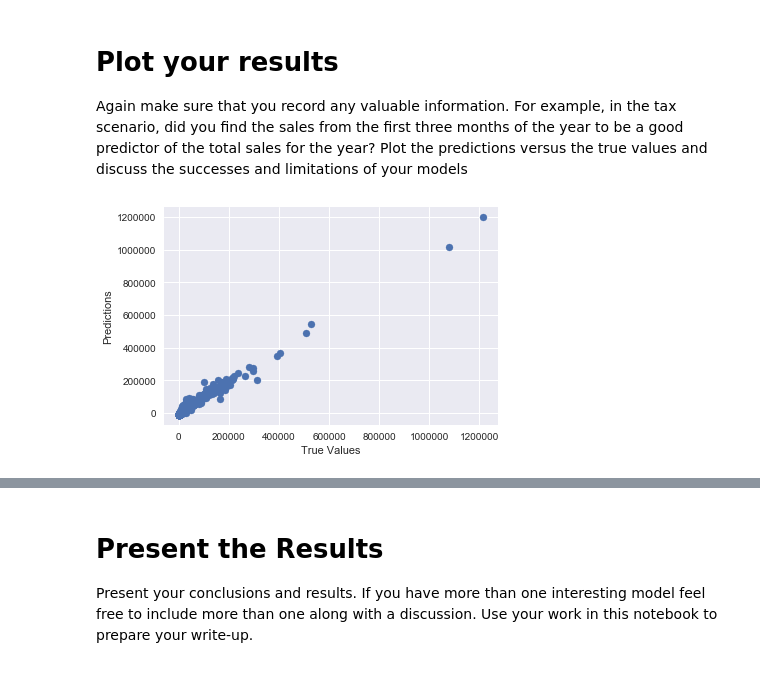
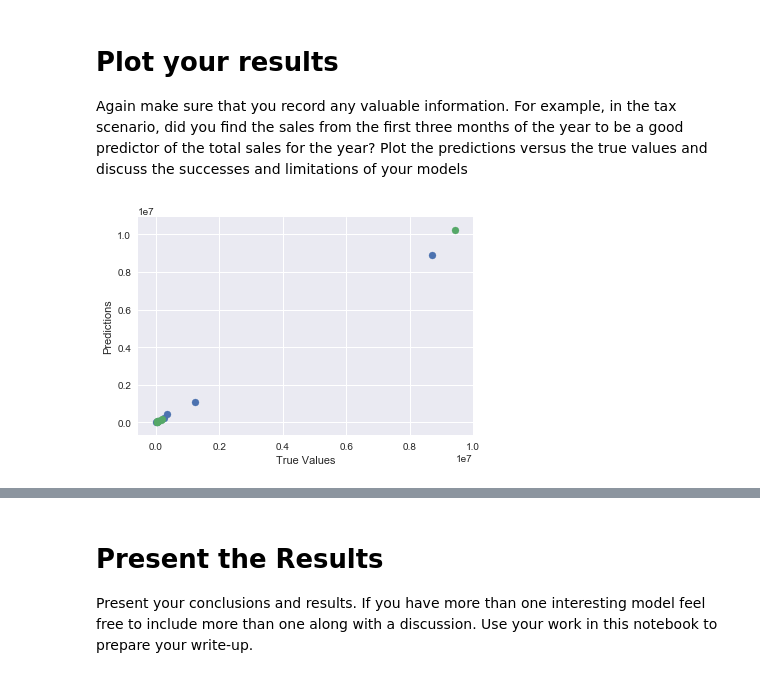
Before and after one commit to matthewbrems/old, a Jupyter notebook: projects/02-project/starter-code/project-2-starter-code-jd.ipynb, the cells around one changed output, grey strips where cells are left out. Saved outputs shown, nothing was run; the diff lists cells and outputs as text; code cells hidden in the pictures.

```diff
--- a/projects/02-project/starter-code/project-2-starter-code-jd.ipynb
+++ b/projects/02-project/starter-code/project-2-starter-code-jd.ipynb
@@ -416,0 +528,36 @@ TOP PERFORMING STORES
+# %%
+liquor_full['sales_2015'] = liquor_full['sale_dollars'][liquor_full.year==2015]
+liquor_full['sales_1Q15'] = liquor_full['sale_dollars'][liquor_full.year==2015 ][liquor_full.month.isin([1,2,3])]
+liquor_full['sales_1Q16'] = liquor_full['sale_dollars'][liquor_full.year==2016 ][liquor_full.month.isin([1,2,3])]
+liquor_full['bottles_2015'] = liquor_full['bottles_sold'][liquor_full.year==2015]
+liquor_full['volume_liters_2015'] = liquor_full['volume_sold_liters'][liquor_full.year==2015]
+
+liquor_full.fillna(0,inplace=True)
+
+aggs = {'bottles_sold': np.sum, 'volume_sold_liters': np.sum, 'state_bottle_retail' : np.sum, 'sales_2015' : np.sum, 'sales_1Q15' : np.sum, 'sales_1Q16' : np.sum, 'bottles_2015': np.sum, 'volume_liters_2015' : np.sum}
+
+liquor_50314 = liquor_full[liquor_full.zip_code=='50314']
+liquor_50320 = liquor_full[liquor_full.zip_code=='50320']
+
+liquor_full_50314 = liquor_50314.groupby(liquor_50314.store_number).agg(aggs)
+liquor_full_50320 = liquor_50320.groupby(liquor_50320.store_number).agg(aggs)
+
+liquor_full_50314['avg_price_per_bottle'] = liquor_full_50314.sales_2015 / liquor_full_50314.bottles_sold
+liquor_full_50314['avg_price_per_liter'] = liquor_full_50314.sales_2015 / liquor_full_50314.volume_sold_liters
+liquor_full_50320['avg_price_per_bottle'] = liquor_full_50320.sales_2015 / liquor_full_50320.bottles_sold
+liquor_full_50320['avg_price_per_liter'] = liquor_full_50320.sales_2015 / liquor_full_50320.volume_sold_liters
+
+
+X_full_50314 = liquor_full_50314[features]
+y_full_50314 = liquor_full_50314['sales_2015']
+X_full_50320 = liquor_full_50320[features]
+y_full_50320 = liquor_full_50320['sales_2015']
+
+# run full data set for 50314 on the model built on the reduced 10% data
+predictions_50314 = model_50314.predict(X_full_50314)
+liquor_full_50314['predictions_2015'] = model_50314.predict(X_full_50314)
+print '50314 score: ', model_50314.score(X_full_50314,y_full_50314)
+
+predictions_50320 = model_50320.predict(X_full_50320)
+liquor_full_50320['predictions_2015'] = model_50320.predict(X_full_50320)
+print '50320 score: ', model_50320.score(X_full_50320,y_full_50320)
@@ -419,11 +569,11 @@ TOP PERFORMING STORES
 
 Again make sure that you record any valuable information. For example, in the tax scenario, did you find the sales from the first three months of the year to be a good predictor of the total sales for the year? Plot the predictions versus the true values and discuss the successes and limitations of your models
 # %%
-predictions = model_desmoines.predict(X)
+plt.scatter(y_full_50314, predictions_50314)
+plt.scatter(y_full_50320, predictions_50320)
 
-plt.scatter(y, predictions)
 plt.ylabel("Predictions")
 plt.xlabel("True Values")
 plt.show()
 # %% [output]
-[figure, old version]
+[figure, new version]
```
Also changed, not shown: parts of 44 cells of this notebook, 2 other files.
